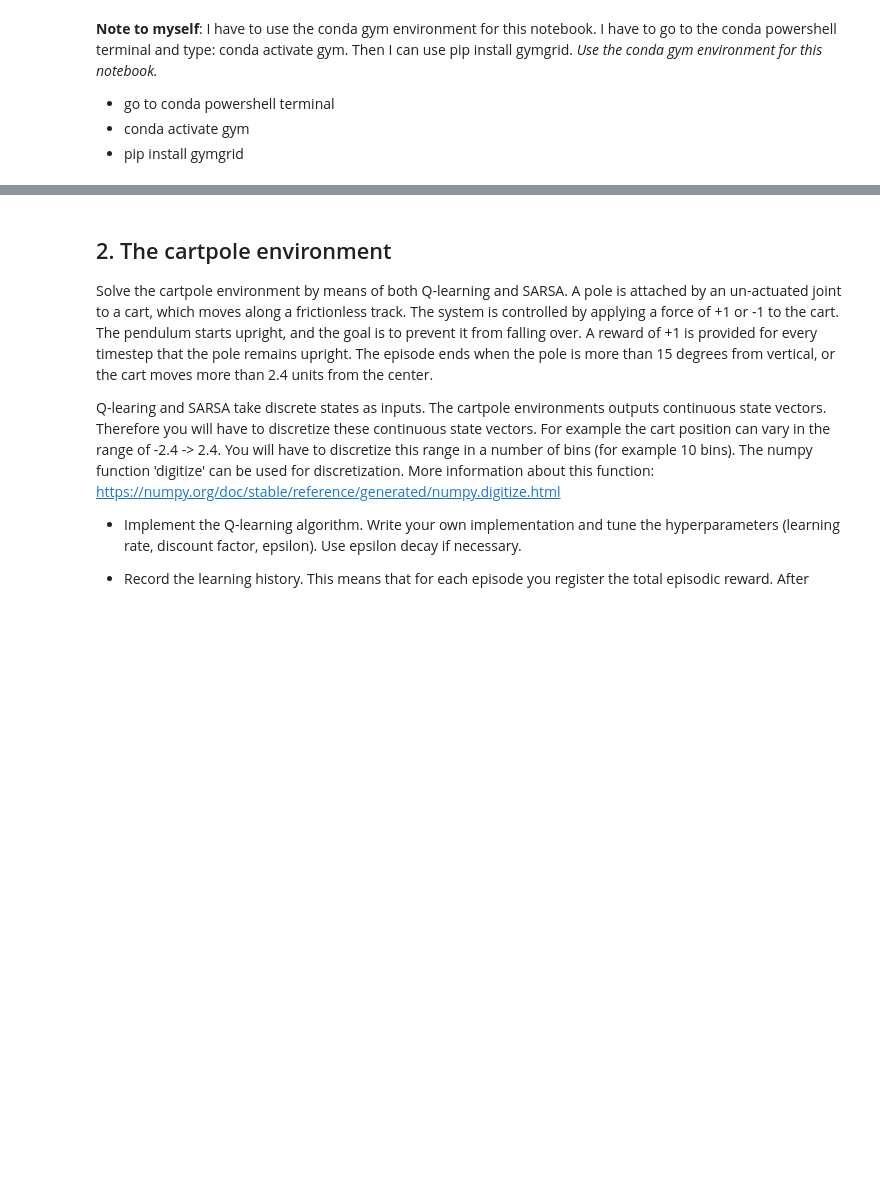
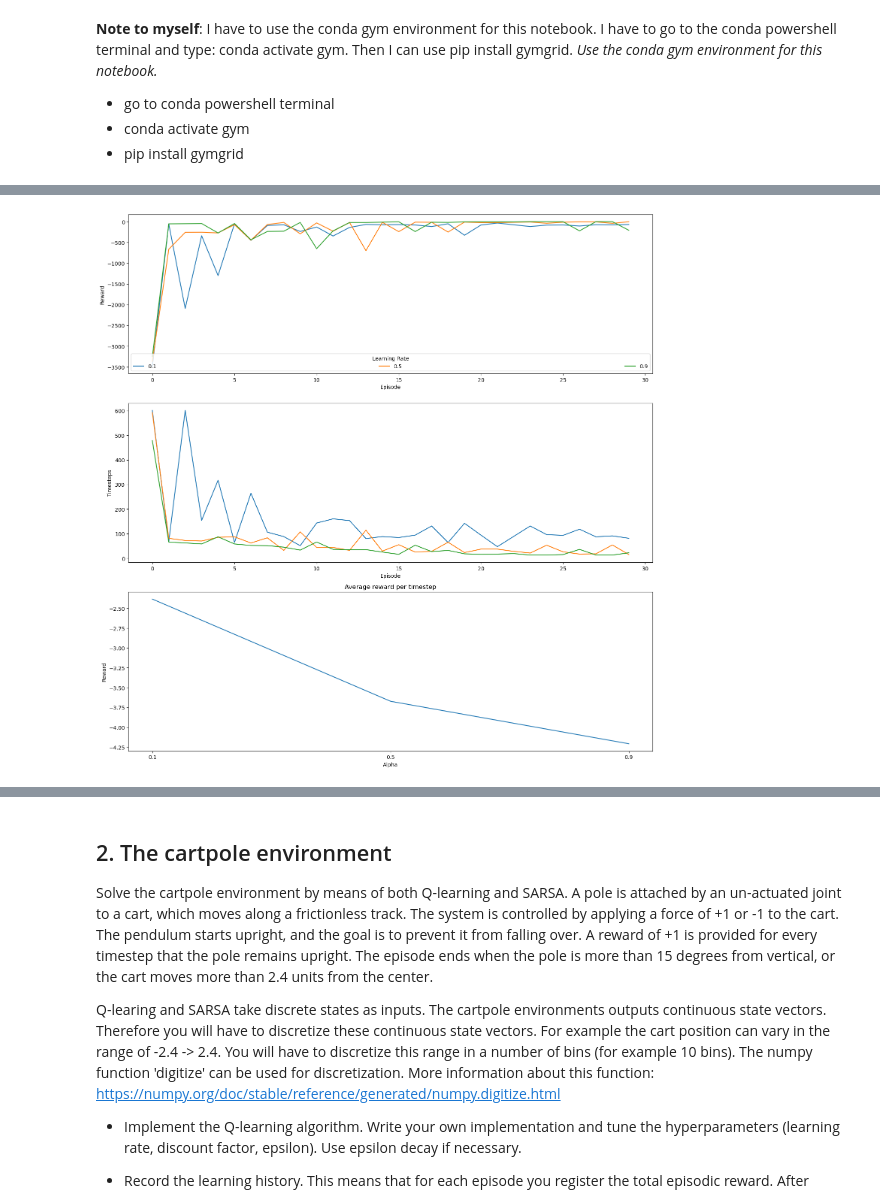
Before and after one commit to RichardVanraes/TDL, a Jupyter notebook: Session_03_Temporal_Diffence_Learning_Assignment.ipynb, the cells around one changed output, grey strips where cells are left out. Saved outputs shown, nothing was run; the diff lists cells and outputs as text; code cells hidden in the pictures; blank space fills up the shorter version.

Commit message:
ADD Hyperparametertuning

```diff
--- a/Session_03_Temporal_Diffence_Learning_Assignment.ipynb
+++ b/Session_03_Temporal_Diffence_Learning_Assignment.ipynb
@@ -117,0 +156,74 @@ Actions =  4
+# %%
+# Hyperparameter tuning for Alpha
+# cliff-v0 properties for ActionMap
+width = 12
+height = 4
+
+# Episode properties
+episodes = 30
+
+# Qagent properties
+alphas = [0.1, 0.5, 0.9]
+gammas = [0.1, 0.2, 0.3, 0.4, 0.5, 0.6, 0.7, 0.8, 0.9, 1.0]
+decay = 0.9995
+
+# Q-learning
+QLepsilons = [0.0, 0.1, 0.2, 0.3, 0.4, 0.5, 0.6, 0.7, 0.8, 0.9, 1.0]
+QLpolicy = 0
+
+# Initialize collections
+QLepisode_rewards = []
+QLepisode_timesteps = []
+
+normalized = []
+# Default values when not tuned
+alpha = alphas[2]
+gamma = gammas[8]
+epsilon = QLepsilons[2]
+
+fig, (ax1, ax2, ax3) = plt.subplots(3,1, figsize=(15,15))
+
+
+for alpha in alphas:
+    # Initialize collections
+    QLepisode_rewards = []
+    QLepisode_timesteps = []
+    QL_James = Qagent(env_states, env_actions, alpha=alpha, gamma=gamma, exploration_rate=epsilon, decay=decay, init_value=0, policy_rate=QLpolicy)
+
+    print("Cliff opened for Qagent with Learning Rate {}".format(alpha))
+    for i in range(episodes):
+        # Q-learning
+        Qreward, Qtimestep = cliffwalk(QL_James)
+        QLepisode_rewards.append(Qreward)
+        QLepisode_timesteps.append(Qtimestep)
+        #print("Q-Learning with reward {0} in {1} timesteps in episode {2}".format(Qreward, Qtimestep, i))
+
+    env.close()
+    ax1.plot(QLepisode_rewards, label="{}".format(alpha))
+    ax2.plot(QLepisode_timesteps, label="{}".format(alpha))
+    normalized.append(np.sum(QLepisode_rewards)/np.sum(QLepisode_timesteps))
+    QLepisode_mean_rewards = moving_average(QLepisode_rewards, 10)
+    QL_actionmap = CreateActionMap(QL_James.q_table, width, height)
+    print('Total reward collected is {0} in {1} steps.'.format(np.sum(QLepisode_rewards),np.sum(QLepisode_timesteps)))
+    print('The average reward per step is {}'.format(np.sum(QLepisode_rewards)/np.sum(QLepisode_timesteps)))
+    print('|--------------------|')
+    print('|Q-Learning Actionmap|')
+    print('|--------------------|')
+    print(QL_actionmap)
+    print('---------------------------------------------------')
+    print('')
+print('Cliff closed')
+ax1.set_ylabel('Reward')
+ax2.set_ylabel('Timesteps')
+ax1.set_xlabel('Episode')
+ax2.set_xlabel('Episode')
+ax3.plot(alphas,normalized)
+ax3.set_title('Average reward per timestep')
+ax3.set_ylabel('Reward')
+ax3.set_xlabel('Alpha')
+ax3.set_xticks(alphas)
+ax1.legend(title="Learning Rate", loc='lower center', ncols=10, mode="expand" )
+
+fig.tight_layout()
+plt.show()
+# %% [output]
@@ -117,0 +247 @@ Actions =  4
+[figure, added]
```
Also changed, not shown: parts of 17 cells of this notebook.
